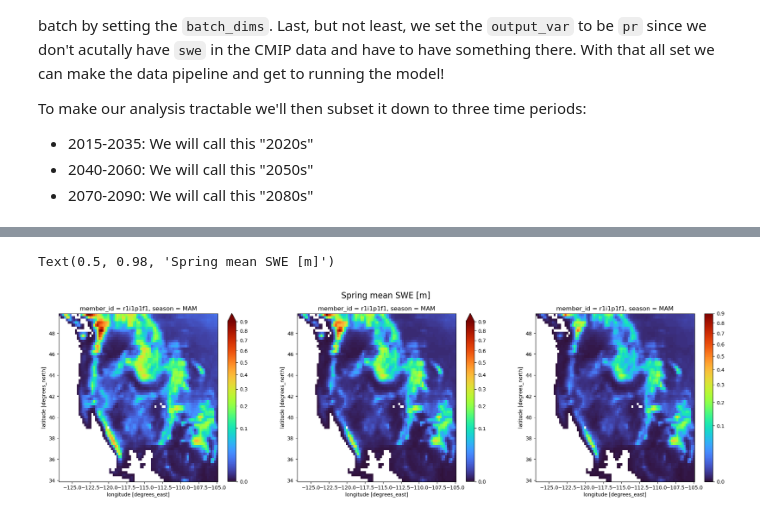
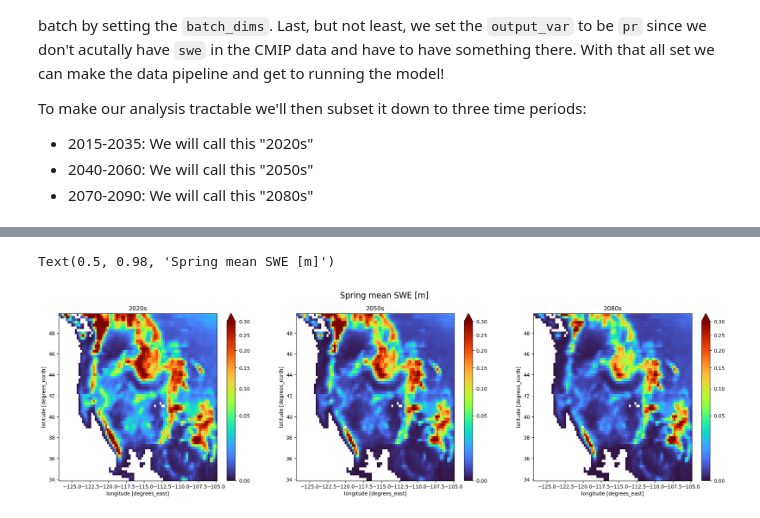
Before and after one commit to geo-smart/global_lstm_swe_modeling, a Jupyter notebook: book/4_application_on_climate_projections.ipynb, the cells around one changed output, grey strips where cells are left out. Saved outputs shown, nothing was run; the diff lists cells and outputs as text; code cells hidden in the pictures.

```diff
--- a/book/4_application_on_climate_projections.ipynb
+++ b/book/4_application_on_climate_projections.ipynb
@@ -211,9 +225,12 @@ swe_seas_mean_2080s = swe_2080s.groupby(swe_2080s['time'].dt.season).mean()
 # %%
 fig, axes = plt.subplots(1, 3, figsize=(24, 6))
-
-swe_seas_mean_2020s.sel(season='DJF').plot(norm=PowerNorm(gamma=0.5, vmin=1e-9, vmax=0.7), cmap='turbo', ax=axes[0], )
-swe_seas_mean_2050s.sel(season='DJF').plot(norm=PowerNorm(gamma=0.5, vmin=1e-9, vmax=0.7), cmap='turbo', ax=axes[1], )
-swe_seas_mean_2080s.sel(season='DJF').plot(norm=PowerNorm(gamma=0.5, vmin=1e-9, vmax=0.7), cmap='turbo', ax=axes[2], )
+norm = PowerNorm(gamma=0.5, vmin=1e-9, vmax=0.3)
+swe_seas_mean_2020s.sel(season='DJF').plot(norm=norm, cmap='turbo', ax=axes[0])
+swe_seas_mean_2050s.sel(season='DJF').plot(norm=norm, cmap='turbo', ax=axes[1])
+swe_seas_mean_2080s.sel(season='DJF').plot(norm=norm, cmap='turbo', ax=axes[2])
+axes[0].set_title('2020s')
+axes[1].set_title('2050s')
+axes[2].set_title('2080s')
 plt.suptitle('Winter mean SWE [m]', fontsize=16)
 # %% [output]
 Text(0.5, 0.98, 'Winter mean SWE [m]')
@@ -221,10 +240,13 @@ Text(0.5, 0.98, 'Winter mean SWE [m]')
 # %%
 fig, axes = plt.subplots(1, 3, figsize=(24, 6))
+swe_seas_mean_2020s.sel(season='MAM').plot(norm=norm, cmap='turbo', ax=axes[0])
+swe_seas_mean_2050s.sel(season='MAM').plot(norm=norm, cmap='turbo', ax=axes[1])
+swe_seas_mean_2080s.sel(season='MAM').plot(norm=norm, cmap='turbo', ax=axes[2])
 
-swe_seas_mean_2020s.sel(season='MAM').plot(norm=PowerNorm(gamma=0.5, vmin=1e-9, vmax=0.9), cmap='turbo', ax=axes[0])
-swe_seas_mean_2050s.sel(season='MAM').plot(norm=PowerNorm(gamma=0.5, vmin=1e-9, vmax=0.9), cmap='turbo', ax=axes[1])
-swe_seas_mean_2080s.sel(season='MAM').plot(norm=PowerNorm(gamma=0.5, vmin=1e-9, vmax=0.9), cmap='turbo', ax=axes[2])
+axes[0].set_title('2020s')
+axes[1].set_title('2050s')
+axes[2].set_title('2080s')
 plt.suptitle('Spring mean SWE [m]', fontsize=16)
 # %% [output]
 Text(0.5, 0.98, 'Spring mean SWE [m]')
-[figure, old version]
+[figure, new version]
```
Also changed, not shown: parts of 13 cells of this notebook, 2 other files.
